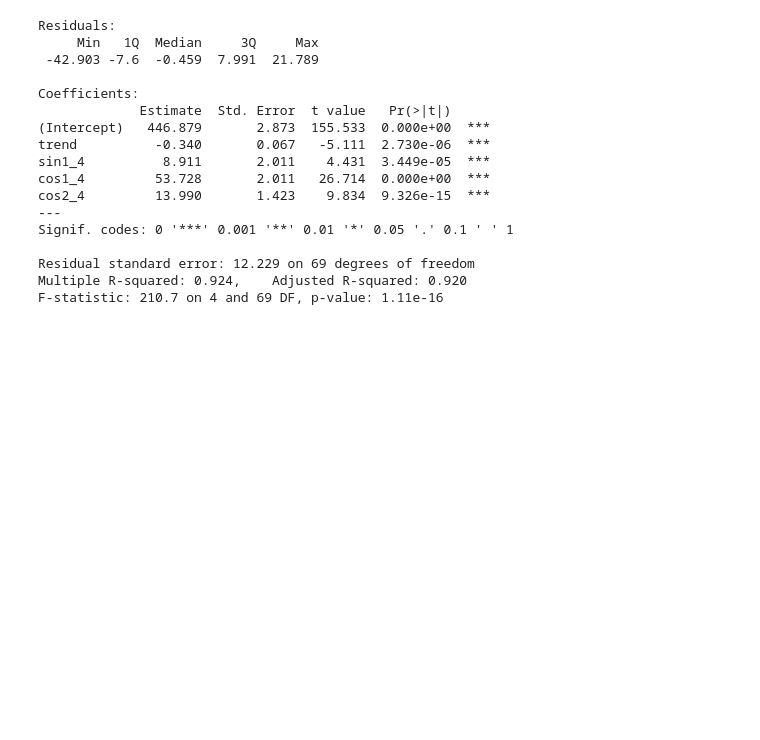
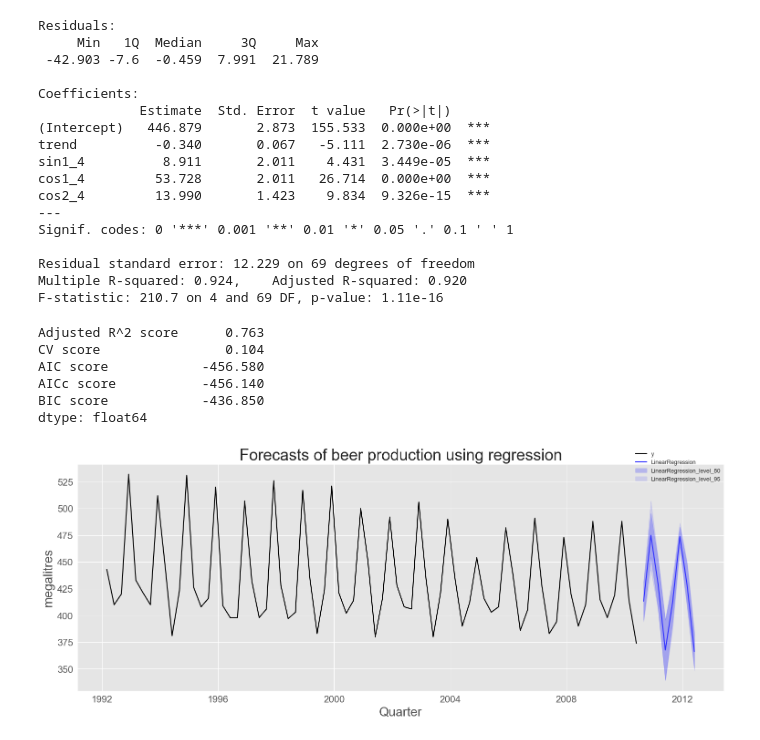
Before and after one commit to DavidGuzzi/TSA, a Jupyter notebook: Forecasting Principles and Practice 3rd/pythonic_way/7.ipynb, the cells around one changed output. Saved outputs shown, nothing was run; the diff lists cells and outputs as text; code cells hidden in the pictures; blank space fills up the shorter version.

```diff
--- a/Forecasting Principles and Practice 3rd/pythonic_way/7.ipynb
+++ b/Forecasting Principles and Practice 3rd/pythonic_way/7.ipynb
@@ -478,3 +478,51 @@ Signif. codes: 0 '***' 0.001 '**' 0.01 '*' 0.05 '.' 0.1 ' ' 1
 Residual standard error: 12.229 on 69 degrees of freedom
 Multiple R-squared: 0.924,    Adjusted R-squared: 0.920
 F-statistic: 210.7 on 4 and 69 DF, p-value: 1.11e-16
+# %%
+us_change = pd.read_csv("US_change.csv", parse_dates=[0])
+mf = MLForecast(models=LinearRegression(), freq="QS-OCT")
+mf.fit(us_change, fitted=True, static_features=[])
+insample = mf.forecast_fitted_values()
+insample_forecasts = insample["LinearRegression"]
+insample_y = insample["y"]
+
+T = len(insample)
+k = len(mf.models_["LinearRegression"].coef_)
+adj_r2 = adj_r2_score(insample_y, insample_forecasts, T, k)
+cv = cv_score(mf)
+aic = aic_score(insample_y, insample_forecasts, T, k)
+aicc = aicc_score(insample_y, insample_forecasts, T, k)
+bic = bic_score(insample_y, insample_forecasts, T, k)
+
+pd.Series({
+    f"Adjusted R^2 score": adj_r2,
+    f"CV score": cv,
+    f"AIC score": aic,
+    f"AICc score": aicc,
+    f"BIC score": bic,
+})
+# %% [output]
+Adjusted R^2 score      0.763
+CV score                0.104
+AIC score            -456.580
+AICc score           -456.140
+BIC score            -436.850
+dtype: float64
+# %%
+fit_beer = recent_beer.copy()
+features = [trend, partial(fourier, season_length=4, k=1)]
+fit_beer_with_predictors, future_predictors = pipeline(
+    fit_beer, features=features, freq="QS-DEC", h=8)
+mf = MLForecast(models=LinearRegression(), freq="QS-DEC")
+mf.fit(fit_beer_with_predictors, static_features=[],
+    prediction_intervals=PredictionIntervals(n_windows=4, h=8))
+forecasts = mf.predict(h=8, X_df=future_predictors, level=[80, 95])
+
+plot_series(
+  df=fit_beer, forecasts_df=forecasts, level=[80, 95],
+  xlabel="Quarter", ylabel="megalitres",
+  title="Forecasts of beer production using regression",
+  palette="black_and_blue", rm_legend=False
+)
+# %% [output]
+[figure, added]
```
Also changed, not shown: parts of 4 cells of this notebook.
